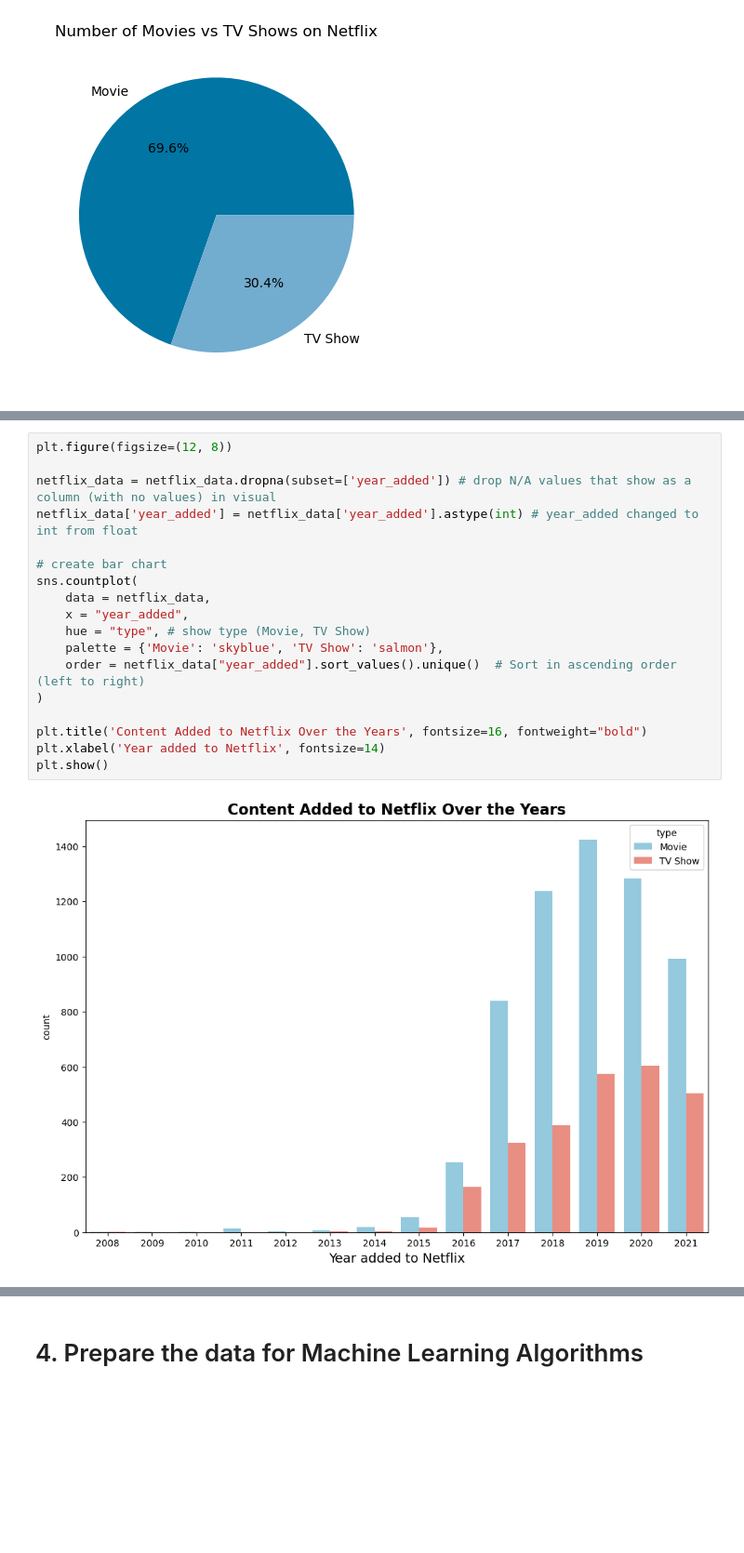
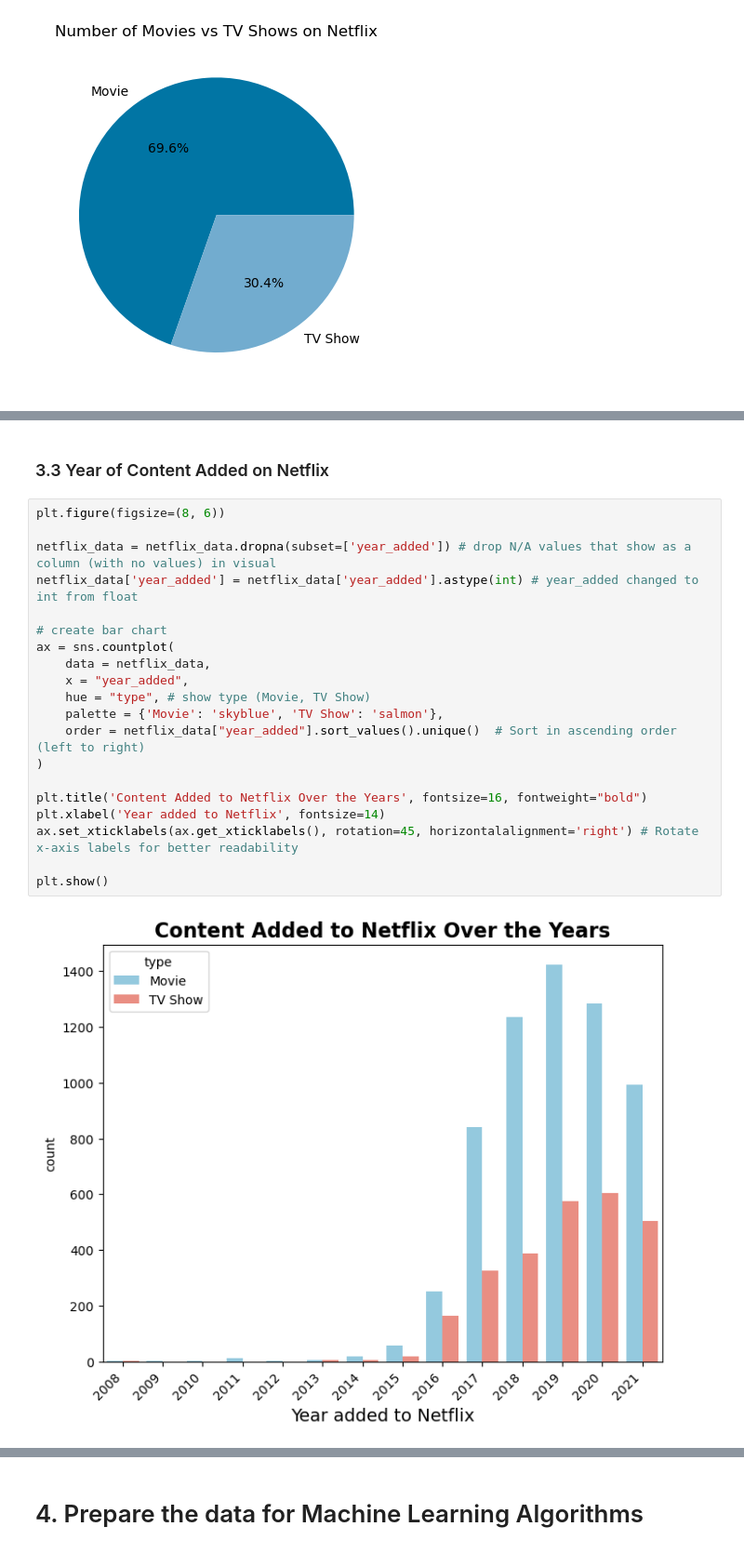
Before and after one commit to samincgs/netflix-show-release-trend-analysis, a Jupyter notebook: final-project.ipynb, the cells around one changed output, grey strips where cells are left out. Shown at 93% size. Cells and saved outputs as stored; diff of their text form; blank space fills up the shorter version.

```diff
--- a/final-project.ipynb
+++ b/final-project.ipynb
@@ -296,20 +335,24 @@ plt.show()
+# %% [markdown]
+### 3.3 Year of Content Added on Netflix
 # %%
-plt.figure(figsize=(12, 8))
+plt.figure(figsize=(8, 6))
 
 netflix_data = netflix_data.dropna(subset=['year_added']) # drop N/A values that show as a column (with no values) in visual
 netflix_data['year_added'] = netflix_data['year_added'].astype(int) # year_added changed to int from float
 
 # create bar chart
-sns.countplot(
+ax = sns.countplot(
     data = netflix_data,
     x = "year_added",
     hue = "type", # show type (Movie, TV Show)
     palette = {'Movie': 'skyblue', 'TV Show': 'salmon'},
     order = netflix_data["year_added"].sort_values().unique()  # Sort in ascending order (left to right)
 )
 
 plt.title('Content Added to Netflix Over the Years', fontsize=16, fontweight="bold")
 plt.xlabel('Year added to Netflix', fontsize=14)
+ax.set_xticklabels(ax.get_xticklabels(), rotation=45, horizontalalignment='right') # Rotate x-axis labels for better readability
+
 plt.show()
 # %% [output]
-[figure, old version]
+[figure, new version]
```
Also changed, not shown: parts of 13 cells of this notebook.
